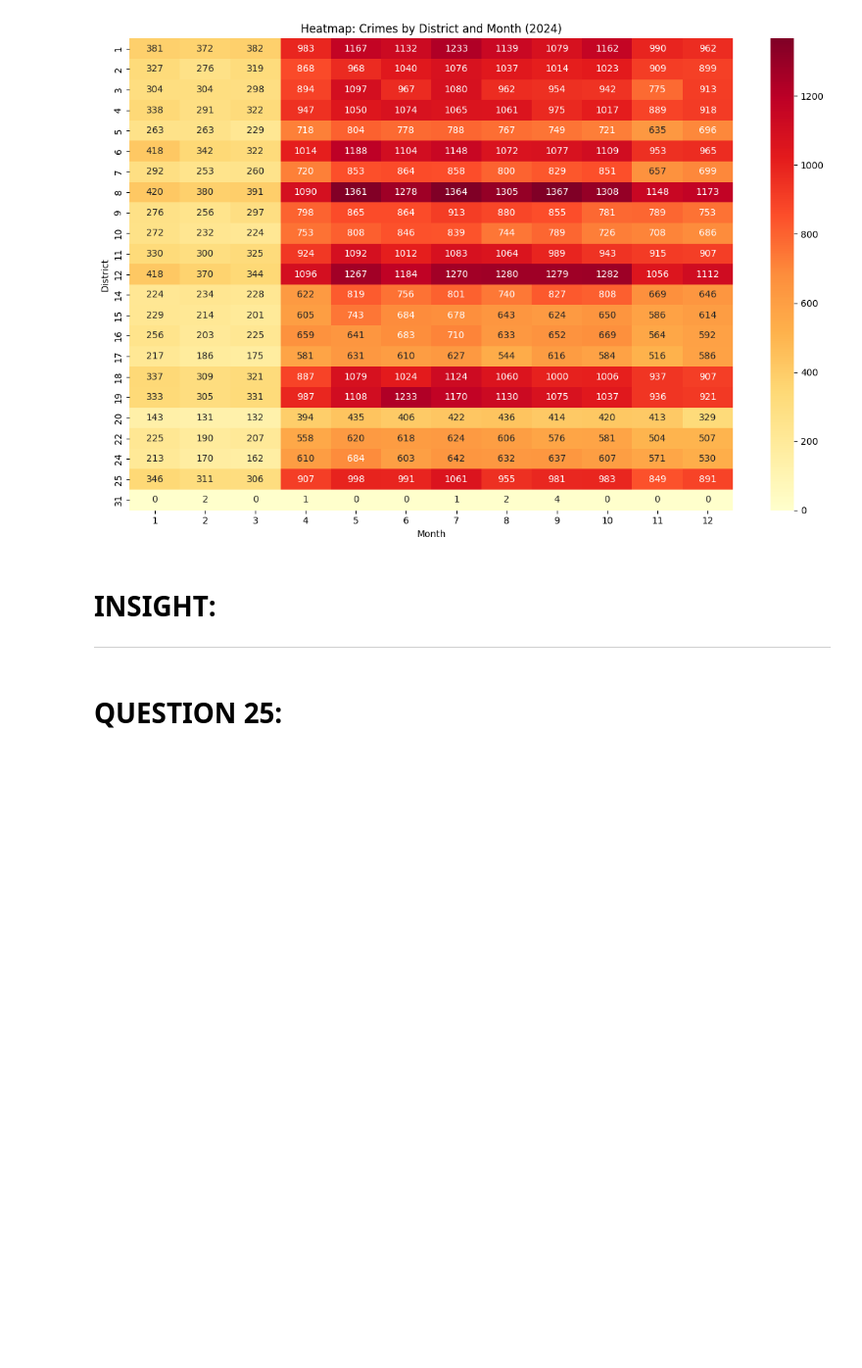
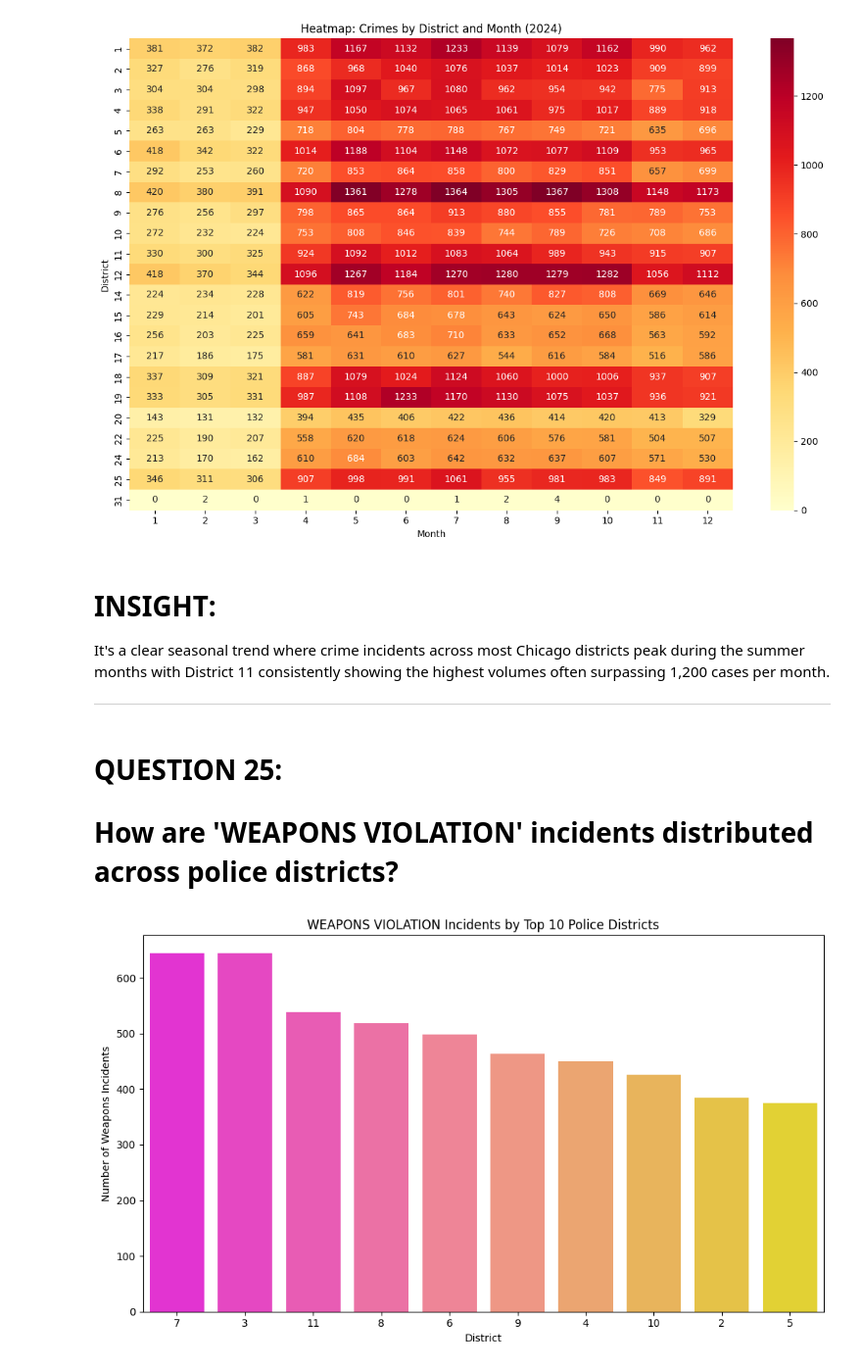
Before and after one commit to Eijjj/ELEC303-MECANTINA, a Jupyter notebook: ELECTIVE303 - MECANTINA/Midterm_Exam.ipynb, the cells around one changed output. Shown at 98% size. Saved outputs shown, nothing was run; the diff lists cells and outputs as text; code cells hidden in the pictures; blank space fills up the shorter version.

```diff
--- a/ELECTIVE303 - MECANTINA/Midterm_Exam.ipynb
+++ b/ELECTIVE303 - MECANTINA/Midterm_Exam.ipynb
@@ -515,10 +543,23 @@ plt.show()
 [figure]
 # %% [markdown]
 # INSIGHT:
-
+It's a clear seasonal trend where crime incidents across most Chicago districts peak during the summer months with District 11 consistently showing the highest volumes often surpassing 1,200 cases per month.
 <HR></HR>
 # %% [markdown]
 # QUESTION 25:
-#
+# How are 'WEAPONS VIOLATION' incidents distributed across police districts?
+# %%
+weapons = crimes[crimes['Primary Type'] == 'WEAPONS VIOLATION']
+district_weapons = weapons['District'].value_counts().sort_values(ascending=False).head(10)
+
+plt.figure(figsize=(10, 6))
+sns.barplot(x=district_weapons.index.astype(str), y=district_weapons.values, palette='spring')
+plt.title('WEAPONS VIOLATION Incidents by Top 10 Police Districts')
+plt.xlabel('District')
+plt.ylabel('Number of Weapons Incidents')
+plt.tight_layout()
+plt.show()
+# %% [output]
+[figure, added]
 # %% [markdown]
 # INSIGHT:
```
Also changed, not shown: parts of 46 cells of this notebook.
